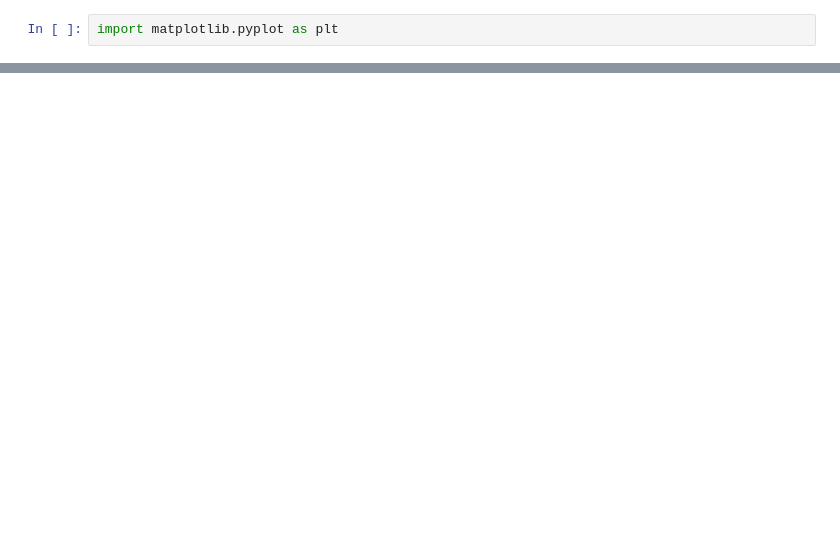
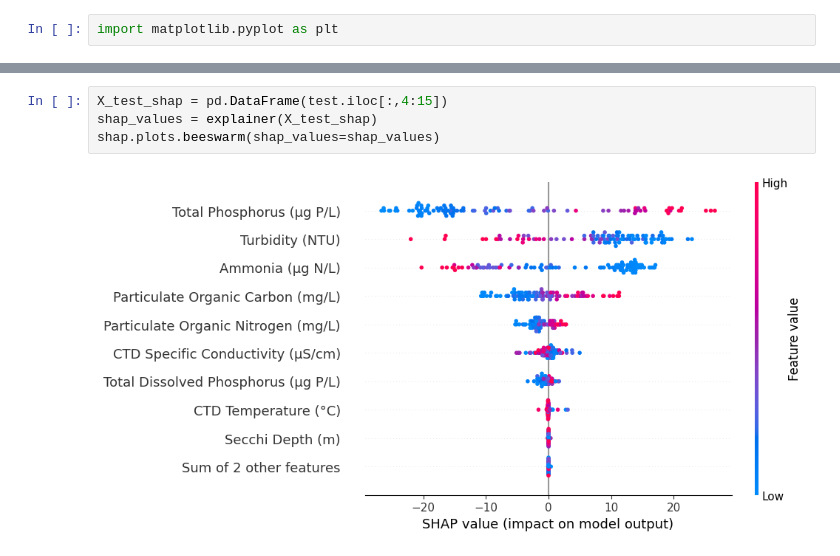
Before and after one commit to EddieZ18326/SSTP, a Jupyter notebook: MLP.ipynb, the cells around one changed output, grey strips where cells are left out. Drawn from its saved outputs; the diff is of its cells as text; blank space fills up the shorter version.

```diff
--- a/MLP.ipynb
+++ b/MLP.ipynb
@@ -105,0 +230,6 @@ shap.summary_plot(shap_values, X_test,feature_names = features,plot_type="bar",p
+# %%
+X_test_shap = pd.DataFrame(test.iloc[:,4:15])
+shap_values = explainer(X_test_shap)
+shap.plots.beeswarm(shap_values=shap_values)
+# %% [output]
+[figure, added]
```
Also changed, not shown: parts of 15 cells of this notebook, 5 other files.
